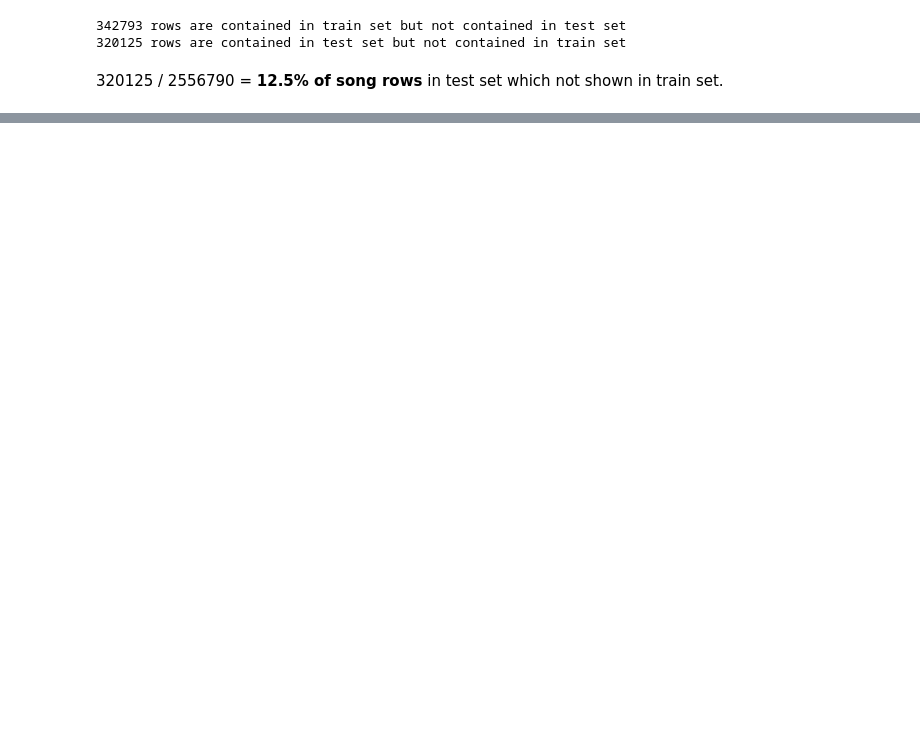
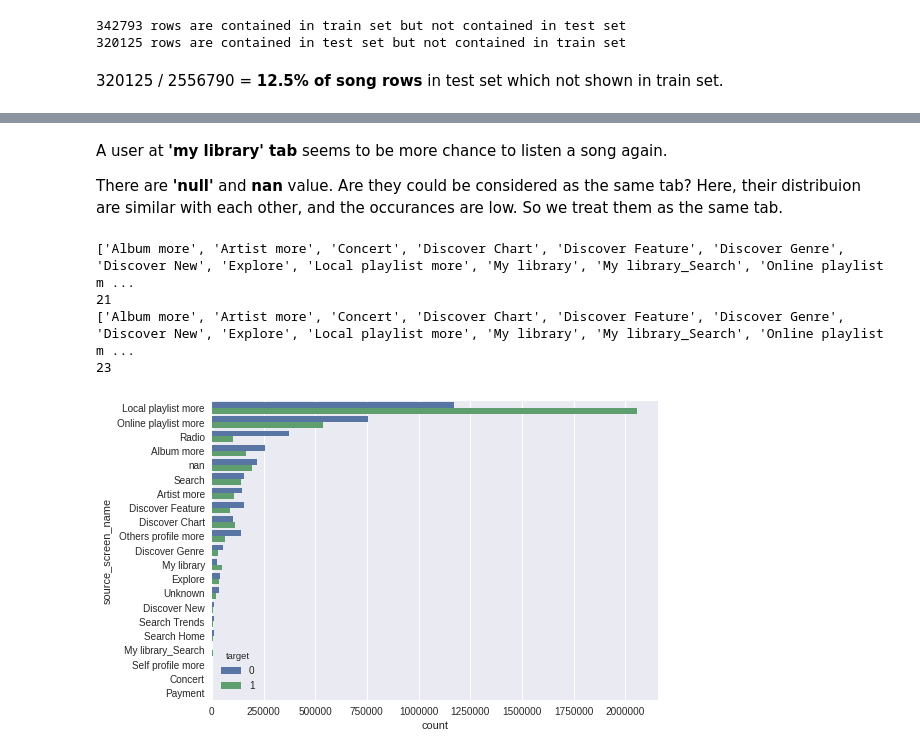
Before and after one commit to dsmilab/WSDM2018-KKBox-MRC, a Jupyter notebook: exploration.ipynb, the cells around one changed output, grey strips where cells are left out. Cells and saved outputs as stored; diff of their text form; code cells hidden in the pictures; blank space fills up the shorter version.

```diff
--- a/exploration.ipynb
+++ b/exploration.ipynb
@@ -117,0 +171,13 @@ print('%d rows are contained in test set but not contained in train set' % len(t
+# %% [markdown]
+A user at **'my library' tab** seems to be more chance to listen a song again.
+
+There are **'null'** and **nan** value. Are they could be considered as the same tab?
+Here, their distribuion are similar with each other, and the occurances are low. So we treat them as the same tab.
+# %%
+target_count_plot('source_screen_name')
+# %% [output]
+['Album more', 'Artist more', 'Concert', 'Discover Chart', 'Discover Feature', 'Discover Genre', 'Discover New', 'Explore', 'Local playlist more', 'My library', 'My library_Search', 'Online playlist m ...
+21
+['Album more', 'Artist more', 'Concert', 'Discover Chart', 'Discover Feature', 'Discover Genre', 'Discover New', 'Explore', 'Local playlist more', 'My library', 'My library_Search', 'Online playlist m ...
+23
+[figure, added]
```
Also changed, not shown: parts of 19 cells of this notebook.
